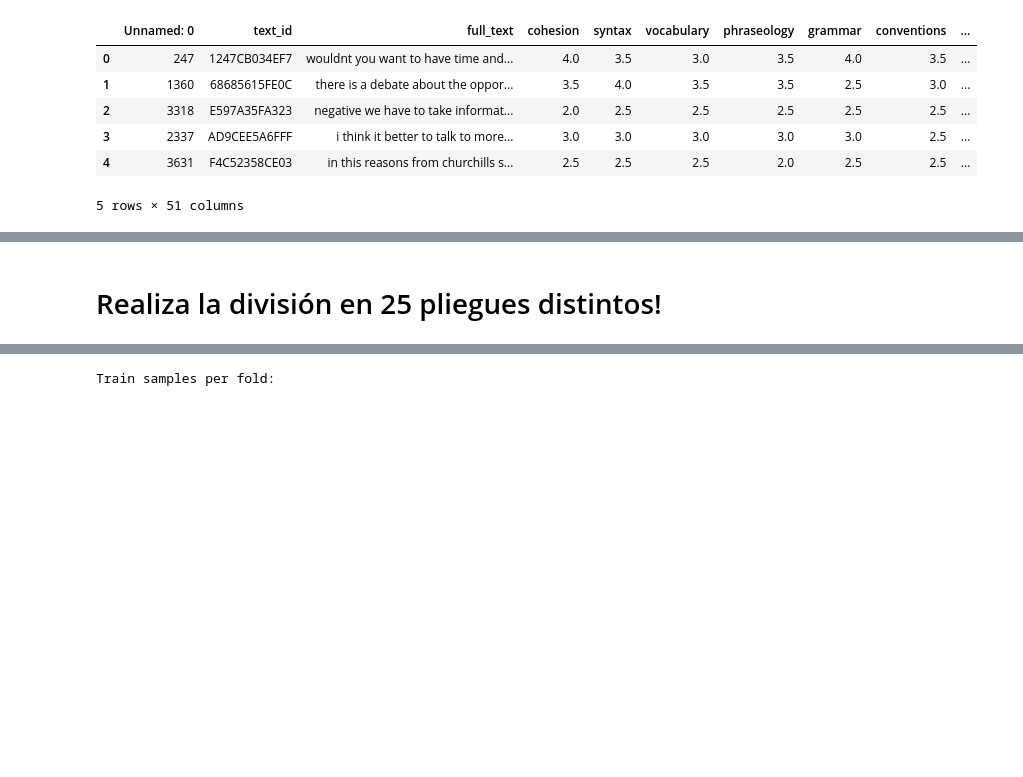
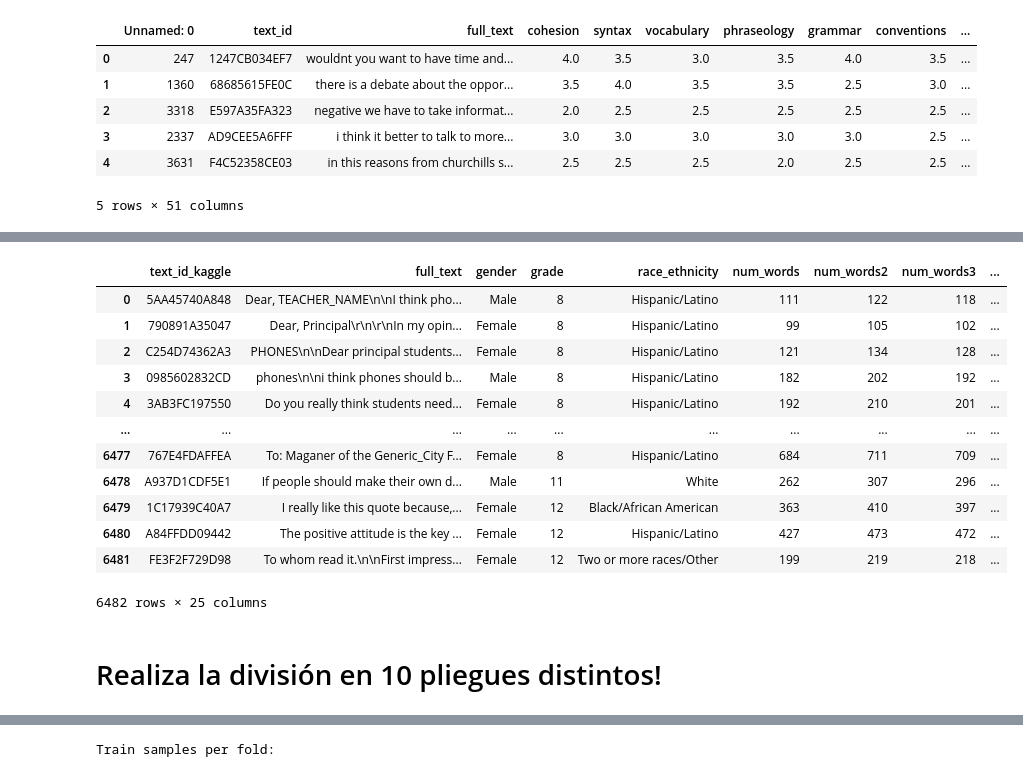
Before and after one commit to joangb2020/Trabajo-Final-Maestr-a, a Jupyter notebook: Scripts/Script7.ipynb, the cells around one changed output, grey strips where cells are left out. Drawn from its saved outputs; the diff is of its cells as text; code cells hidden in the pictures; blank space fills up the shorter version.

```diff
--- a/Scripts/Script7.ipynb
+++ b/Scripts/Script7.ipynb
@@ -79,10 +144,28 @@ train, test = train_test_split(df, test_size=0.2, random_state=42)
+# %%
+dfFULL = pd.read_csv("/content/drive/MyDrive/Tesis/ELLIPSE_Final_github.csv")
+# %%
+dfFULL
+# %% [output]
+|  | text_id_kaggle | full_text | gender | grade | race_ethnicity | num_words | num_words2 | num_words3 | ... |
+| 0 | 5AA45740A848 | Dear, TEACHER_NAME\n\nI think pho... | Male | 8 | Hispanic/Latino | 111 | 122 | 118 | ... |
+| 1 | 790891A35047 | Dear, Principal\r\n\r\nIn my opin... | Female | 8 | Hispanic/Latino | 99 | 105 | 102 | ... |
+| 2 | C254D74362A3 | PHONES\n\nDear principal students... | Female | 8 | Hispanic/Latino | 121 | 134 | 128 | ... |
+| 3 | 0985602832CD | phones\n\ni think phones should b... | Male | 8 | Hispanic/Latino | 182 | 202 | 192 | ... |
+| 4 | 3AB3FC197550 | Do you really think students need... | Female | 8 | Hispanic/Latino | 192 | 210 | 201 | ... |
+| ... | ... | ... | ... | ... | ... | ... | ... | ... | ... |
+| 6477 | 767E4FDAFFEA | To: Maganer of the Generic_City F... | Female | 8 | Hispanic/Latino | 684 | 711 | 709 | ... |
+| 6478 | A937D1CDF5E1 | If people should make their own d... | Male | 11 | White | 262 | 307 | 296 | ... |
+| 6479 | 1C17939C40A7 | I really like this quote because,... | Female | 12 | Black/African American | 363 | 410 | 397 | ... |
+| 6480 | A84FFDD09442 | The positive attitude is the key ... | Female | 12 | Hispanic/Latino | 427 | 473 | 472 | ... |
+| 6481 | FE3F2F729D98 | To whom read it.\n\nFirst impress... | Female | 12 | Two or more races/Other | 199 | 219 | 218 | ... |
+6482 rows × 25 columns
 # %%
 target_cols = ['cohesion', 'syntax', 'vocabulary', 'phraseology', 'grammar', 'conventions',]
 # %%
 train.reset_index(drop=True,inplace=True)
 test.reset_index(drop=True,inplace=True)
 # %% [markdown]
-# Realiza la división en 25 pliegues distintos!
+# Realiza la división en 10 pliegues distintos!
 # %%
 from sklearn.model_selection import StratifiedKFold
 # %%
```
Also changed, not shown: parts of 44 cells of this notebook.
